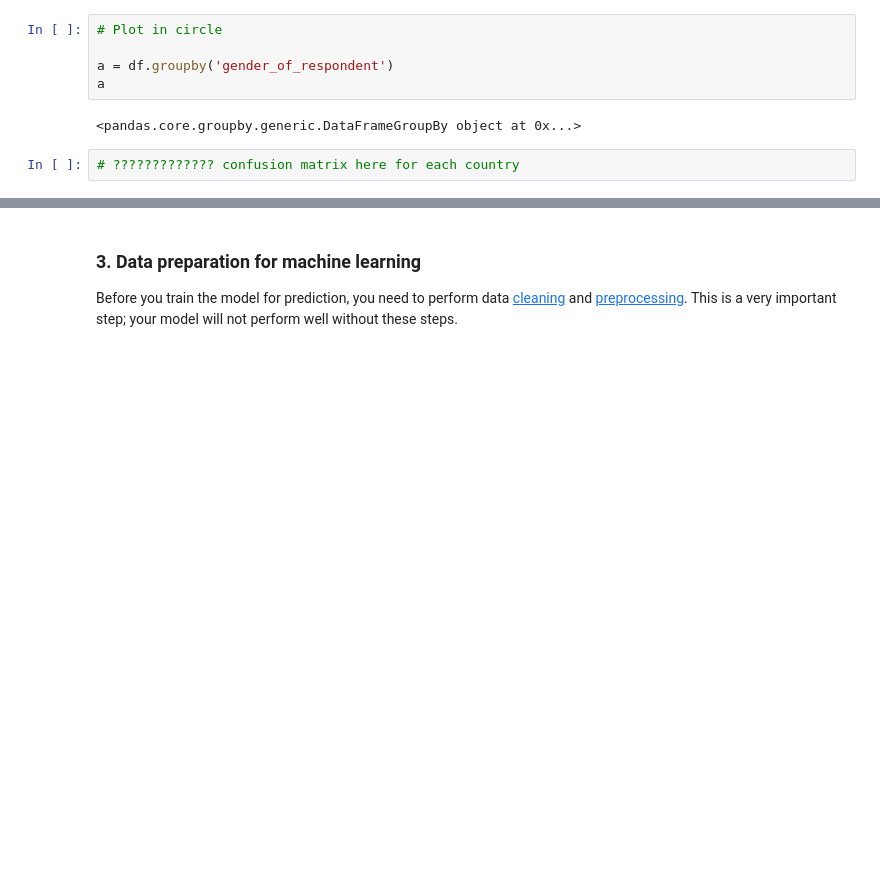
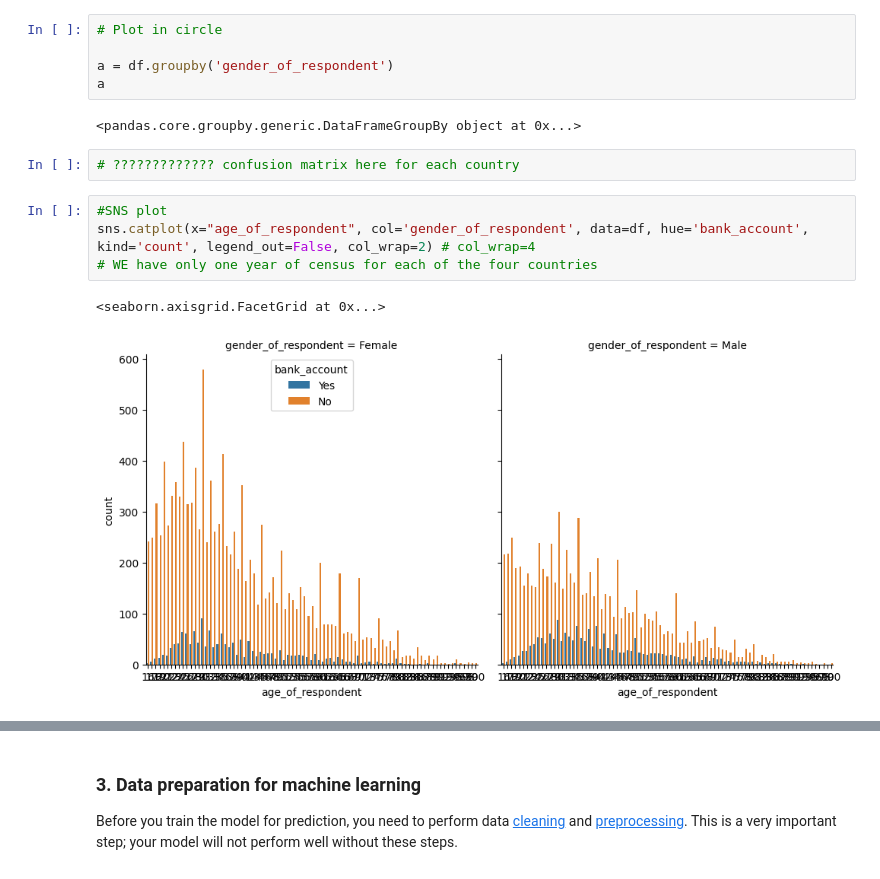
Before and after one commit to ahquin/ds-financial-inclusion, a Jupyter notebook: ml-data-analyse.ipynb, the cells around one changed output, grey strips where cells are left out. Cells and saved outputs as stored; diff of their text form; blank space fills up the shorter version.

```diff
--- a/ml-data-analyse.ipynb
+++ b/ml-data-analyse.ipynb
@@ -284,3 +303,10 @@ a
 <pandas.core.groupby.generic.DataFrameGroupBy object at 0x...>
 # %%
 # ????????????? confusion matrix here for each country
+# %%
+#SNS plot
+sns.catplot(x="age_of_respondent", col='gender_of_respondent', data=df, hue='bank_account', kind='count', legend_out=False, col_wrap=2) # col_wrap=4
+# WE have only one year of census for each of the four countries
+# %% [output]
+<seaborn.axisgrid.FacetGrid at 0x...>
+[figure, added]
```
Also changed, not shown: parts of 11 cells of this notebook, 2 other files.
